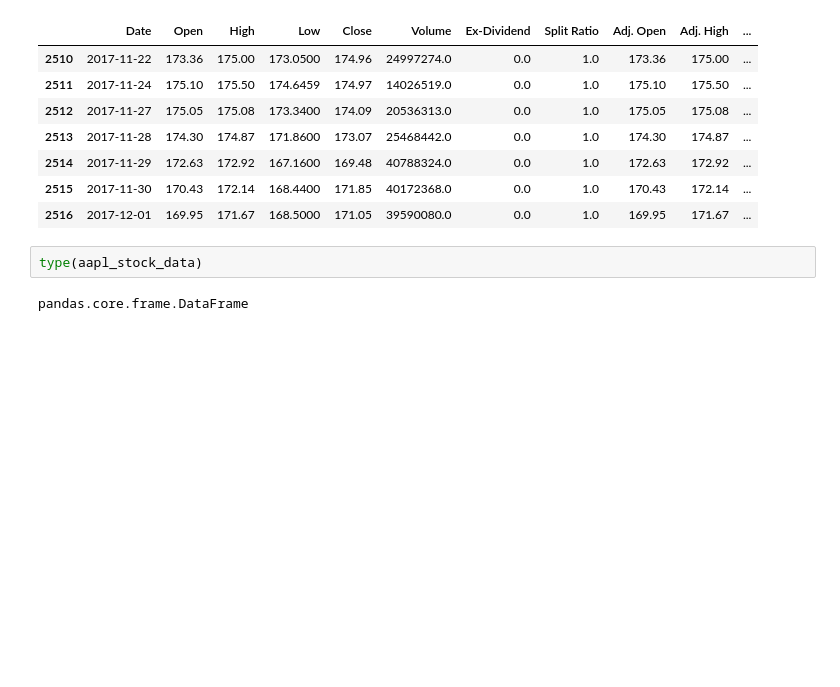
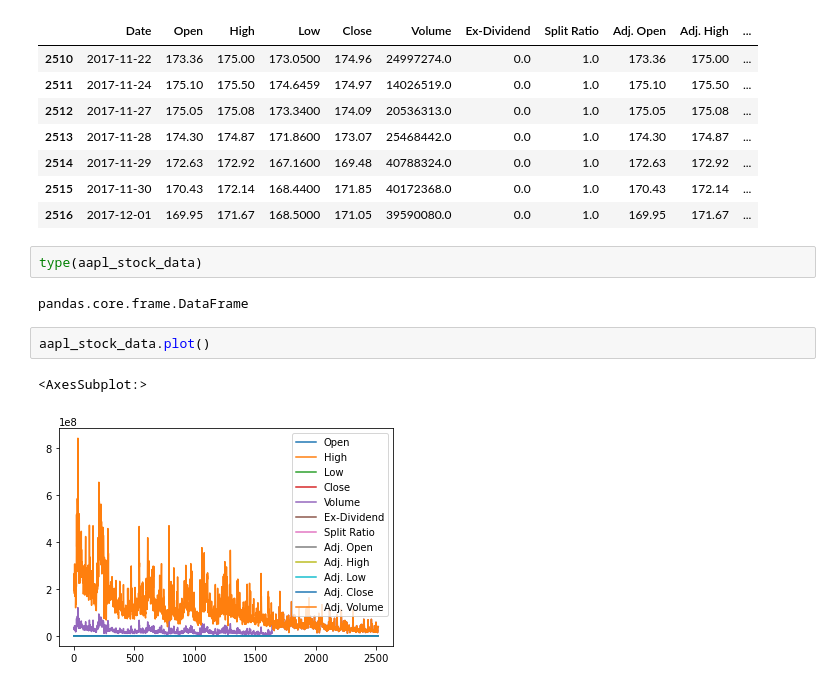
Before and after one commit to Abhinav-vats/MACD-Demo, a Jupyter notebook: Git_Understanding.ipynb, the cells around one changed output. Drawn from its saved outputs; the diff is of its cells as text; blank space fills up the shorter version.

```diff
--- a/Git_Understanding.ipynb
+++ b/Git_Understanding.ipynb
@@ -18,3 +18,8 @@ aapl_stock_data.tail(7)
 type(aapl_stock_data)
 # %% [output]
 pandas.core.frame.DataFrame
+# %%
+aapl_stock_data.plot()
+# %% [output]
+<AxesSubplot:>
+[figure, added]
```
Also changed, not shown: parts of 1 cell of this notebook.
